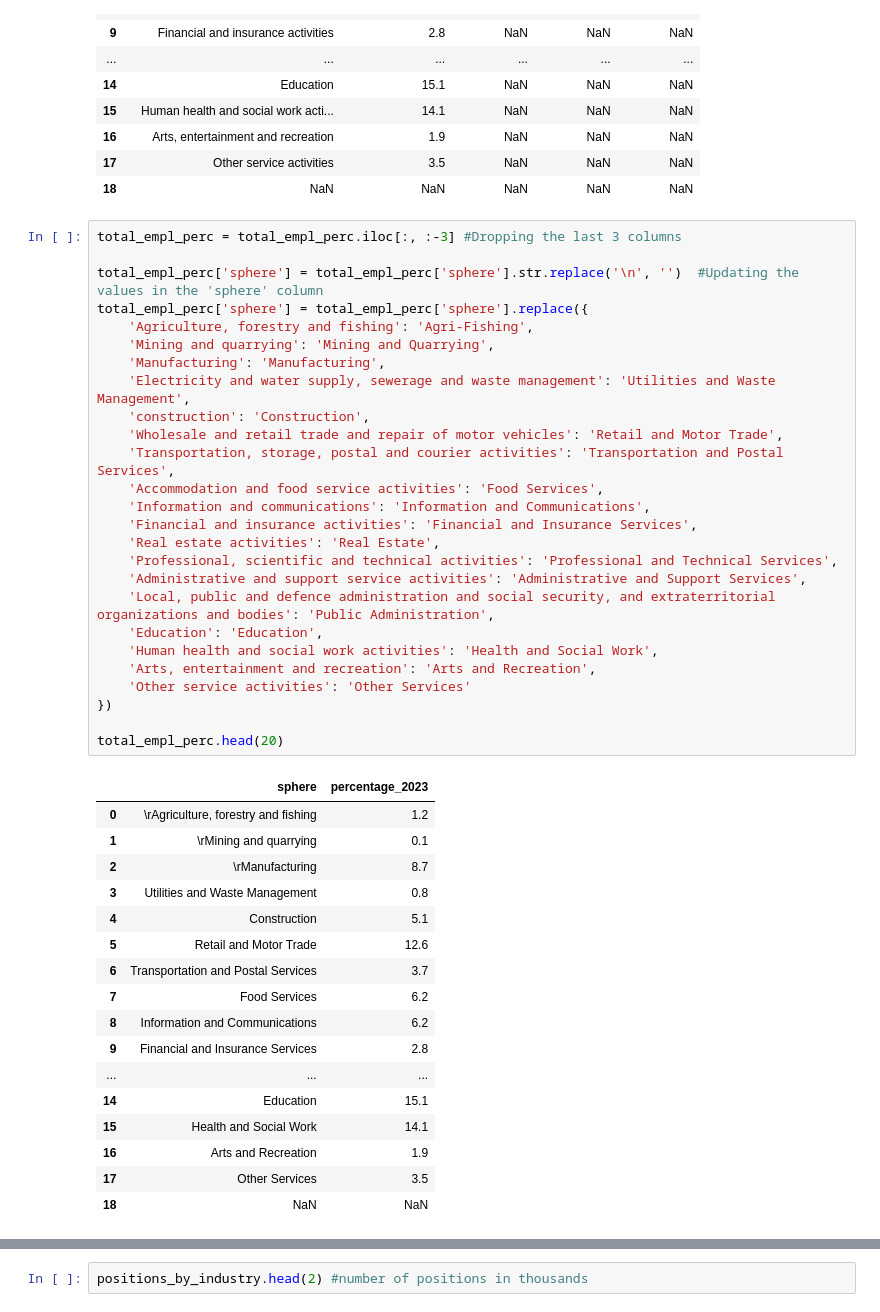
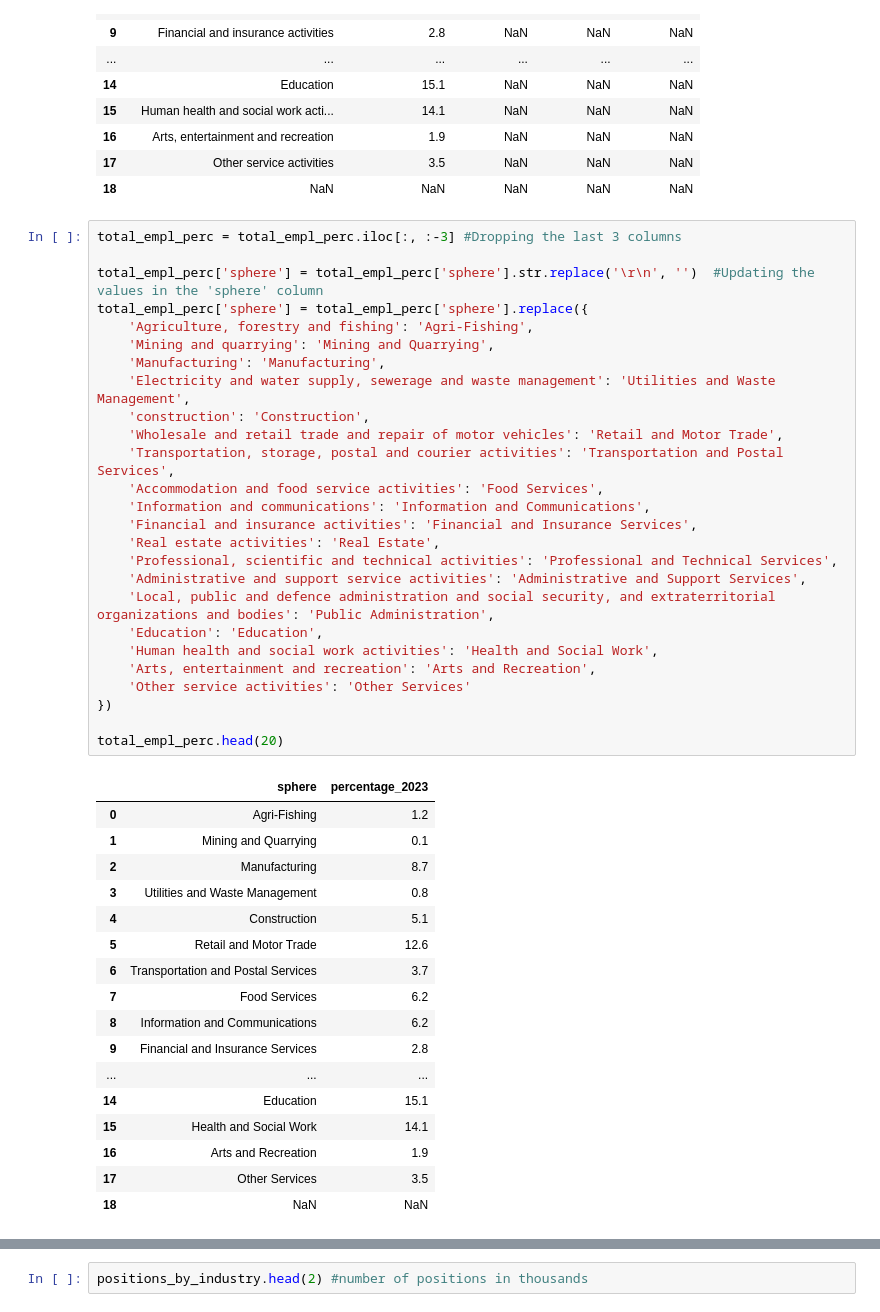
Before and after one commit to LeiaRz/Employment-and-wages-23, a Jupyter notebook: salary_stat_summary.ipynb, the cells around one changed output, grey strips where cells are left out. Saved outputs shown, nothing was run; the diff lists cells and outputs as text.

```diff
--- a/salary_stat_summary.ipynb
+++ b/salary_stat_summary.ipynb
@@ -551,34 +574,34 @@ total_empl_perc.head(20)
 # %%
 total_empl_perc = total_empl_perc.iloc[:, :-3] #Dropping the last 3 columns
 
-total_empl_perc['sphere'] = total_empl_perc['sphere'].str.replace('\n', '')  #Updating the values in the 'sphere' column
+total_empl_perc['sphere'] = total_empl_perc['sphere'].str.replace('\r\n', '')  #Updating the values in the 'sphere' column
 total_empl_perc['sphere'] = total_empl_perc['sphere'].replace({
     'Agriculture, forestry and fishing': 'Agri-Fishing',
     'Mining and quarrying': 'Mining and Quarrying',
     'Manufacturing': 'Manufacturing',
     'Electricity and water supply, sewerage and waste management': 'Utilities and Waste Management',
     'construction': 'Construction',
     'Wholesale and retail trade and repair of motor vehicles': 'Retail and Motor Trade',
     'Transportation, storage, postal and courier activities': 'Transportation and Postal Services',
     'Accommodation and food service activities': 'Food Services',
     'Information and communications': 'Information and Communications',
     'Financial and insurance activities': 'Financial and Insurance Services',
     'Real estate activities': 'Real Estate',
     'Professional, scientific and technical activities': 'Professional and Technical Services',
     'Administrative and support service activities': 'Administrative and Support Services',
     'Local, public and defence administration and social security, and extraterritorial organizations and bodies': 'Public Administration',
     'Education': 'Education',
     'Human health and social work activities': 'Health and Social Work',
     'Arts, entertainment and recreation': 'Arts and Recreation',
     'Other service activities': 'Other Services'
 })
 
 total_empl_perc.head(20)
 # %% [output]
 |  | sphere | percentage_2023 |
-| 0 | \rAgriculture, forestry and fishing | 1.2 |
-| 1 | \rMining and quarrying | 0.1 |
-| 2 | \rManufacturing | 8.7 |
+| 0 | Agri-Fishing | 1.2 |
+| 1 | Mining and Quarrying | 0.1 |
+| 2 | Manufacturing | 8.7 |
 | 3 | Utilities and Waste Management | 0.8 |
 | 4 | Construction | 5.1 |
 | 5 | Retail and Motor Trade | 12.6 |
```
Also changed, not shown: parts of 18 cells of this notebook.
